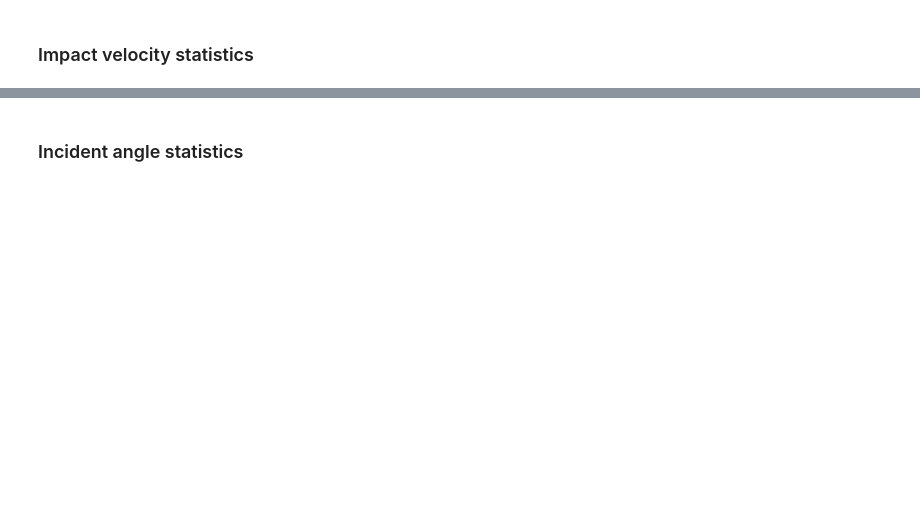
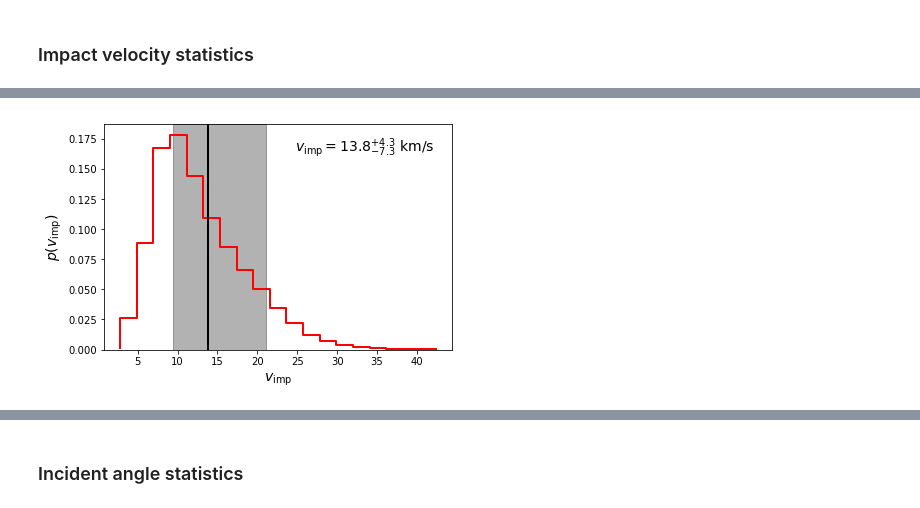
Before and after one commit to seap-udea/MoonFlashes, a Jupyter notebook: L1-21-J-Analysis.ipynb, the cells around one changed output, grey strips where cells are left out. Saved outputs shown, nothing was run; the diff lists cells and outputs as text; code cells hidden in the pictures; blank space fills up the shorter version.

```diff
--- a/L1-21-J-Analysis.ipynb
+++ b/L1-21-J-Analysis.ipynb
@@ -10,6 +138,7 @@
 #impact time and location
 IMPACT_DATA="grt-20190121044138-7AE3F0"
 IMPACT_SUFFIX="lat_-2.94288e+01__lon_-6.81674e+01"
+IMPACT_FIGDIR=f"{BDIR}/figures/{IMPACT_DATA}/"
 
 IMPACT_DATE="01/21/2019 04:41:38 UTC"
 IMPACT_LOC=dict(
@@ -17,6 +146,8 @@ IMPACT_LOC=dict(
     lat=-68.167435, #degrees, 68°10'2.77"O
     alt=0.510 #km
 )
+IMPACT_FLASH=9.0/30.0
+
 t=spy.str2et(IMPACT_DATE)
 dt=spy.deltet(t,"et")
 IMPACT_ET=t-dt
@@ -37,6 +168,20 @@ moonpos,tf=spy.spkezr("MOON",IMPACT_ET,"J2000","NONE","EARTH")
 MOON_DISTANCE=norm(moonpos[:4]) #km
 print(f"Moon distance at the time of impact (km): {MOON_DISTANCE}")
 
+#Location of the Earth at the time of the eclipse
+r,RA_EARTH,DEC_EARTH=spy.reclat(-moonpos[:3])
+RA_EARTH=24+RA_EARTH*RAD/15 if RA_EARTH<0 else RA_EARTH*RAD/15
+DEC_EARTH*=RAD
+print(f"Position of the Earth as seen from the moon: {RA_EARTH,DEC_EARTH}")
+
+#RA_EARTH=20+11.0/60.0+9.58/3600.0
+#DEC_EARTH=-(20+1.0/60.0+24.2/3600.0)
+
+#Filter calibration, http://svo2.cab.inta-csic.es/svo/theory/fps3/index.php
+NG=2.500e-11 #W/m^2/nm
+G0=0.03
+DLAMBDA=420.360 #Weff, nm
+
 #Moon size
 n,rs=spy.bodvrd("MOON","RADII",3)
 RMOON=rs[0]
@@ -44,7 +189,9 @@ FMOON=0.0
 print(f"Moon equatorial radius (km): {RMOON}")
 
 #Moon reference frame matrix transformation
-Moon2j2000=spy.pxform("IAU_MOON","J2000",et)
+Moon2j2000=spy.pxform("IAU_MOON","J2000",IMPACT_ET)
+
+plt.ion()
 # %% [output]
 Time of the eclipse: 01/21/2019 04:41:38 UTC (TDB = 601317698.0, Delta t = 69.18449230785387
 Moon distance at the time of impact (km): 357745.19348597113
@@ -150,8 +289,16 @@ pvs=deepcopy(ps)
 # %%
+#Posterior probability distribution of impact velocities
+data=np.loadtxt(BDIR+"data/vimp-marginal.dat")
+vimps=data[:,0]
+pvs=data[:,1]
+v1,vm,v2=ipercs(vimps,pvs,[15.0,50.0,85.0])
+mv=vm-v1;pv=v2-vm
+
+#Plot
 fig=plt.figure()
 ax=fig.gca()
 
-ax.step(vimp,ps,color='r',lw=2)
+ax.step(vimps,pvs,color='r',lw=2)
 
 ax.set_xlabel(r"$v_{\rm imp}$",fontsize=14)
 ax.set_ylabel(r"$p(v_{\rm imp})$",fontsize=14)
@@ -167,5 +314,7 @@ ax.text(0.95,0.95,r"$v_{\rm imp}=%.1lf^{+%.1lf}_{-%.1lf}$ km/s"%(vm,mv,pv),
 
 ymin,ymax=ax.get_ylim()
 ax.set_ylim((0,ymax))
-fig.savefig(BDIR+"FigurasArticulo/l21j-vimp-ppd.png")
+
+fig.tight_layout()
+fig.savefig(f"{IMPACT_FIGDIR}/l21j-vimp-ppd.png")
 # %% [output]
@@ -173,0 +321 @@ fig.savefig(BDIR+"FigurasArticulo/l21j-vimp-ppd.png")
+[figure, added]
```
Also changed, not shown: parts of 68 cells of this notebook.
